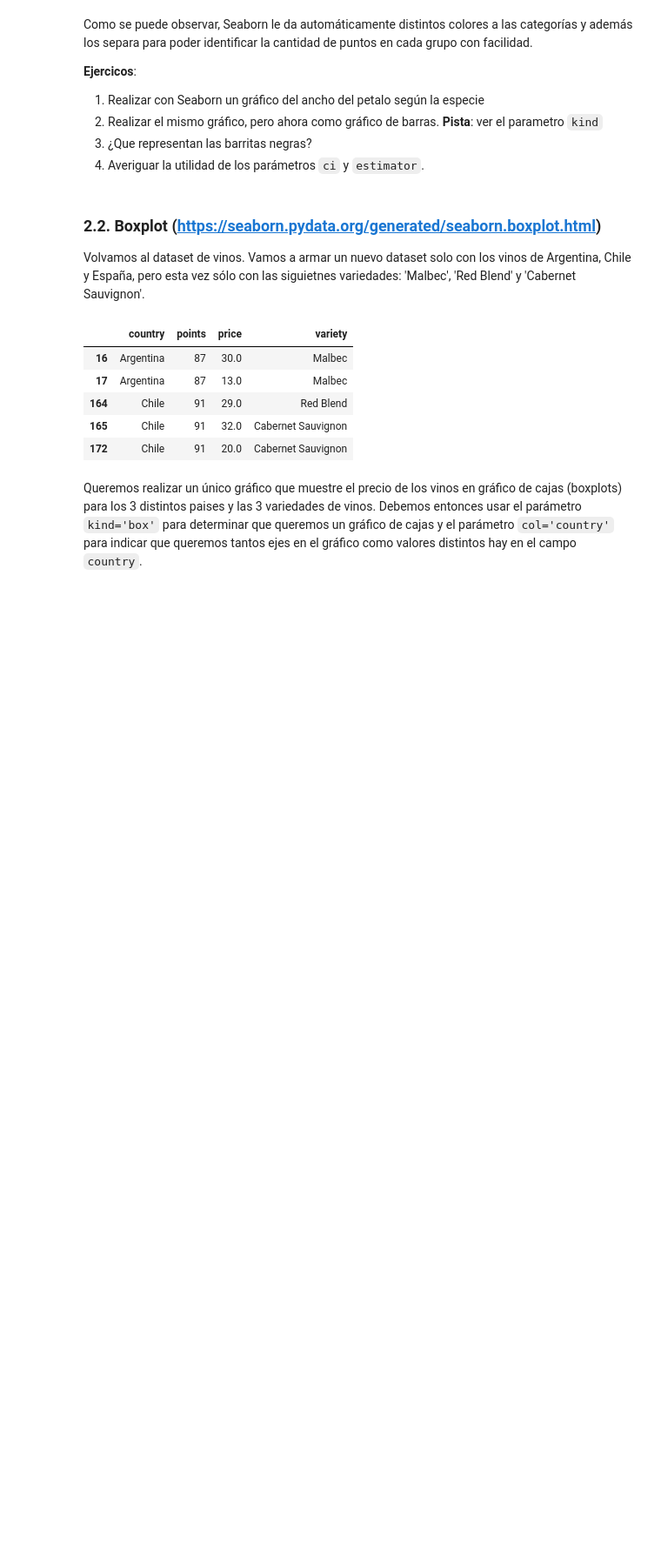
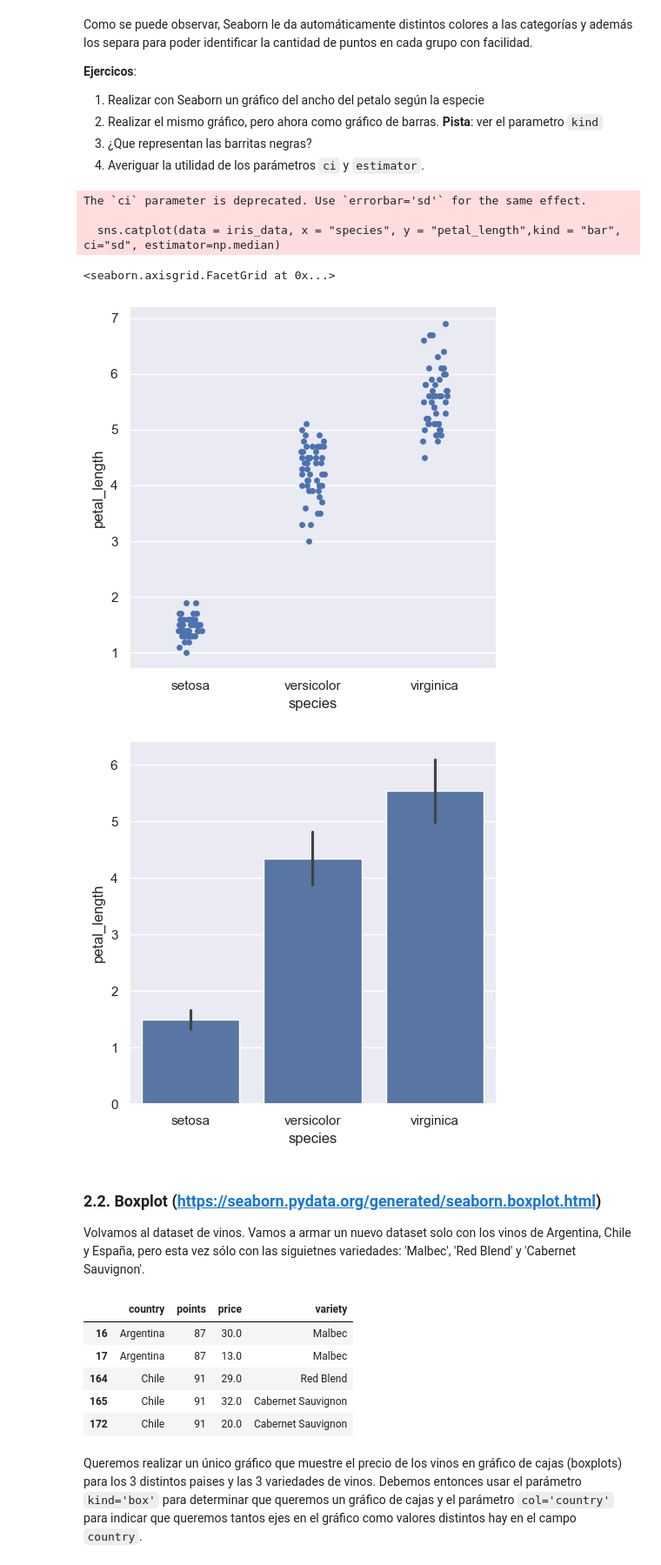
Before and after one commit to pablorobba/Homework-M5, a Jupyter notebook: Clase 07/Visualizacion Seaborn.ipynb, the cells around one changed output. Shown at 87% size. Drawn from its saved outputs; the diff is of its cells as text; code cells hidden in the pictures; blank space fills up the shorter version.

```diff
--- a/Clase 07/Visualizacion Seaborn.ipynb
+++ b/Clase 07/Visualizacion Seaborn.ipynb
@@ -185,6 +185,16 @@ Como se puede observar, Seaborn le da automáticamente distintos colores a las c
 2. Realizar el mismo gráfico, pero ahora como gráfico de barras. **Pista**: ver el parametro `kind`
 3. ¿Que representan las barritas negras?
 4. Averiguar la utilidad de los parámetros `ci` y `estimator`.
+# %%
+sns.catplot(data = iris_data, x = "species", y = "petal_length",estimator=np.median)
+sns.catplot(data = iris_data, x = "species", y = "petal_length",kind = "bar", ci="sd", estimator=np.median)
+# %% [output]
+The `ci` parameter is deprecated. Use `errorbar='sd'` for the same effect.
+
+  sns.catplot(data = iris_data, x = "species", y = "petal_length",kind = "bar", ci="sd", estimator=np.median)
+<seaborn.axisgrid.FacetGrid at 0x...>
+[figure, added]
+[figure, added]
 # %% [markdown]
 ### 2.2. Boxplot (https://seaborn.pydata.org/generated/seaborn.boxplot.html)
 
```
Also changed, not shown: parts of 3 cells of this notebook, 2 other files.
